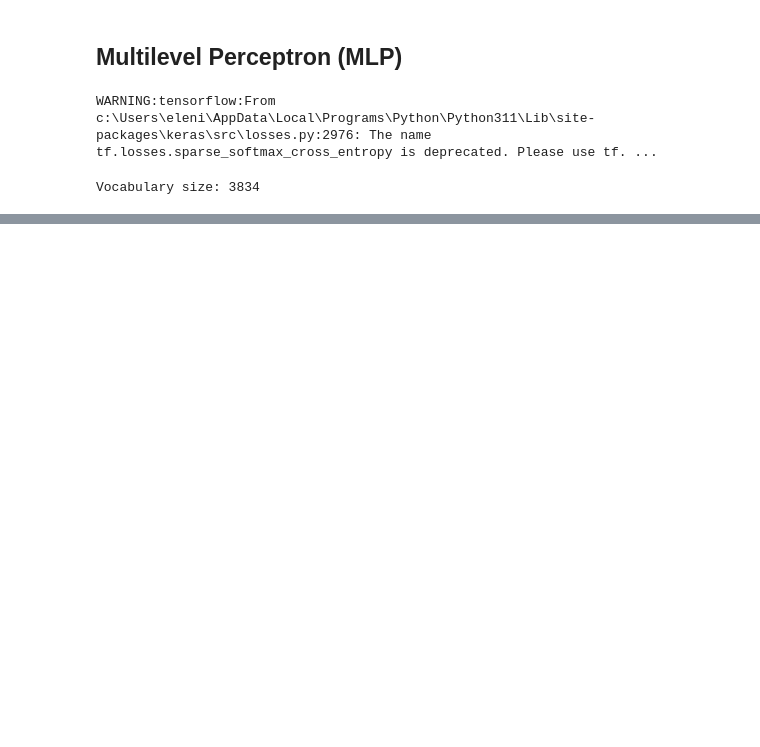
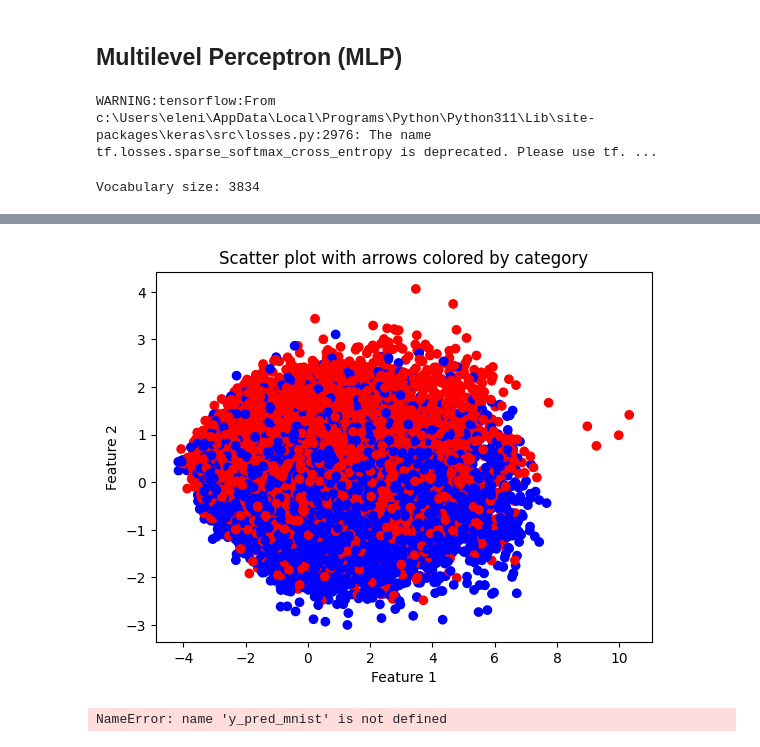
Before and after one commit to MariaSchoinaki/Imdb-classification-ML, a Jupyter notebook: src/MLP.ipynb, the cells around one changed output, grey strips where cells are left out. Saved outputs shown, nothing was run; the diff lists cells and outputs as text; code cells hidden in the pictures; blank space fills up the shorter version.

```diff
--- a/src/MLP.ipynb
+++ b/src/MLP.ipynb
@@ -67,0 +155,32 @@ Epoch 4/4
+# %%
+
+from sklearn.decomposition import PCA
+
+colors = ['blue' if label == 0 else 'red' for label in y_test_imdb]
+pca = PCA(n_components=2)
+x_test_reduced = pca.fit_transform(x_test_imdb_binary)
+
+x_coords = x_test_reduced[:, 0]
+y_coords = x_test_reduced[:, 1]
+
+# Σχεδίαση των βούλων με χρωματισμό ανά κατηγορία
+plt.scatter(x_coords, y_coords, c=colors, cmap='bwr')
+plt.xlabel('Feature 1')
+plt.ylabel('Feature 2')
+plt.title('Scatter plot with arrows colored by category')
+plt.show()
+
+
+x_test_reduced1 = pca.fit_transform(x_train_imdb_binary)
+x_coords = x_test_reduced[:, 0]
+y_coords = x_test_reduced[:, 1]
+
+colors = ['blue' if label == 0 else 'red' for label in y_pred_mnist]
+plt.scatter(x_coords, y_coords, c=colors, cmap='bwr')
+plt.xlabel('Feature 1')
+plt.ylabel('Feature 2')
+plt.title('Scatter plot with arrows colored by category')
+plt.show()
+# %% [output]
+[figure, added]
+NameError: name 'y_pred_mnist' is not defined
```
Also changed, not shown: parts of 18 cells of this notebook.
